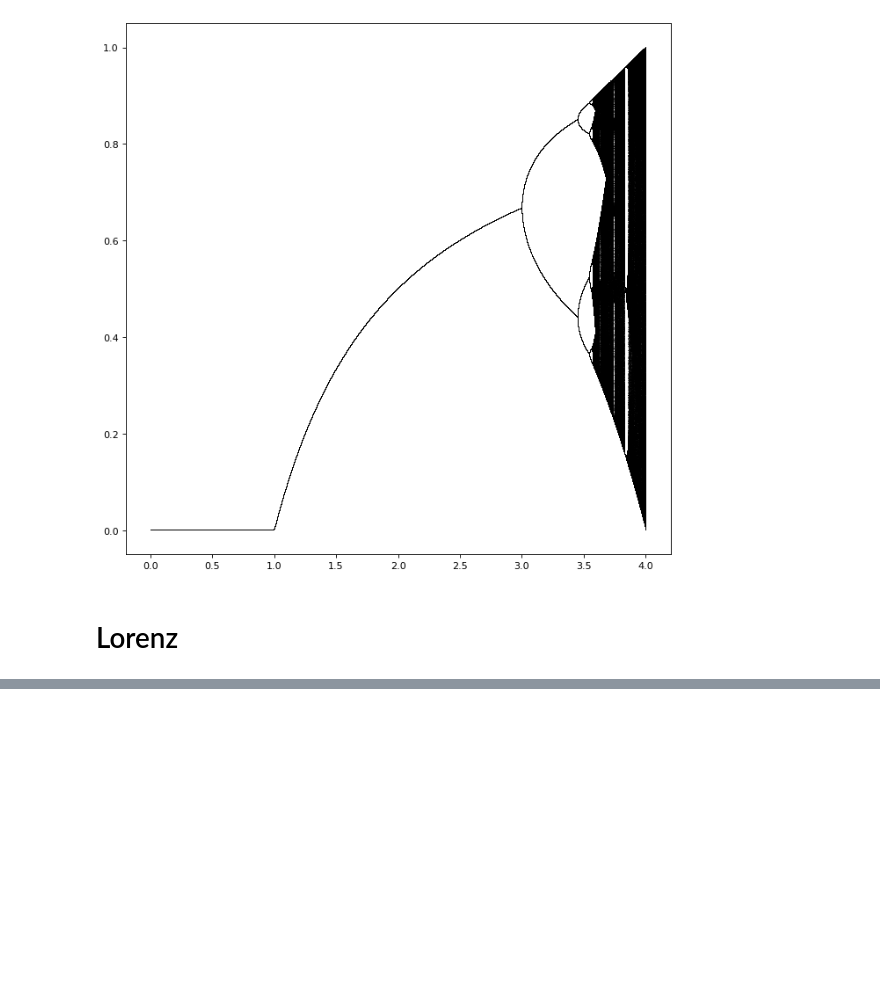
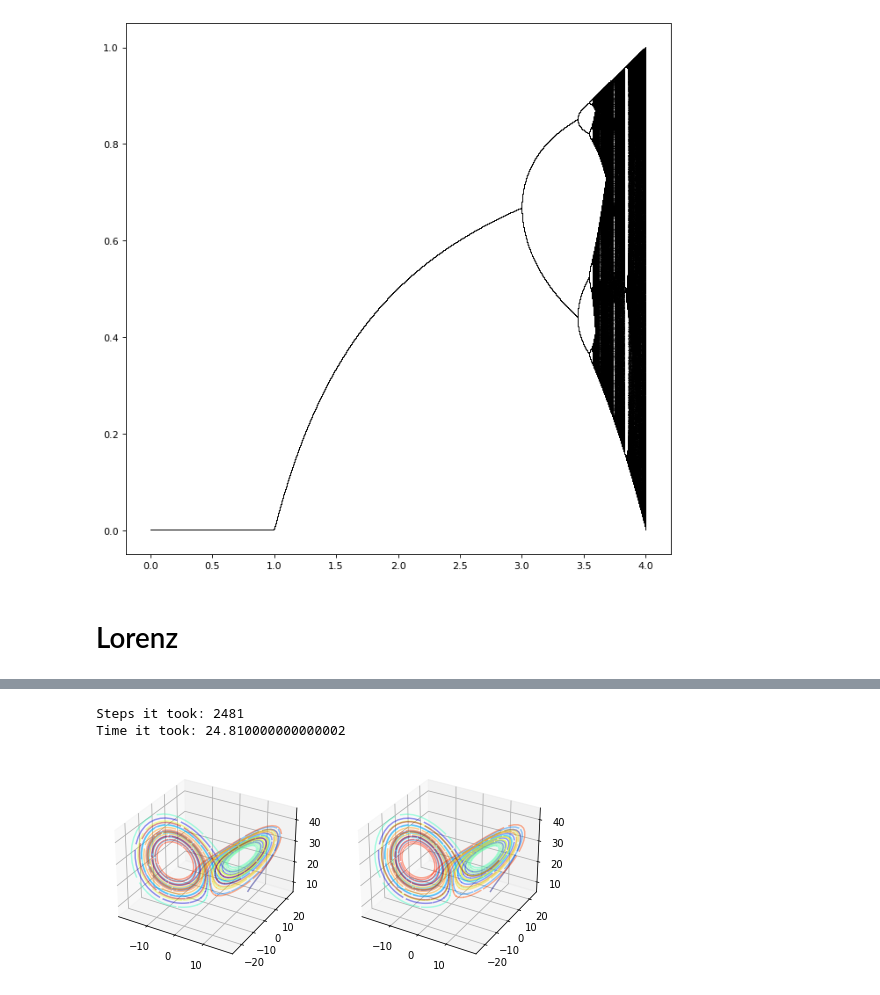
Before and after one commit to CodeMG/CrowdModellingExercise3, a Jupyter notebook: Task4.ipynb, the cells around one changed output, grey strips where cells are left out. Cells and saved outputs as stored; diff of their text form; code cells hidden in the pictures; blank space fills up the shorter version.

```diff
--- a/Task4.ipynb
+++ b/Task4.ipynb
@@ -91,3 +78,57 @@ Z: 17.252734647859985
+# %%
+fig = plt.figure(figsize=plt.figaspect(0.5))
+ax = fig.add_subplot(1, 2, 1, projection='3d')
+ax1 = fig.add_subplot(1, 2, 2, projection='3d')
+
+
+X = 10
+Y = 10
+Z = 10
+
+X1 = 10+0.00000001
+Y1 = 10
+Z1 = 10
+
+sigma = 10
+rho = 28
+beta = 8/3
+
+dTau = 0.01
+timeEnd = 30
+steps = int(timeEnd/dTau)
+
+def lorenz(t,point,sigma,beta,rho):
+    X,Y,Z = point
+    dX = -sigma*X + sigma*Y
+    dY = -X * Z + rho*X - Y
+    dZ = X*Y-beta*Z
+    return dX,dY,dZ
+
+t = np.linspace(0, timeEnd, steps)
+sol = solve_ivp(lorenz, (0, timeEnd), (X,Y,Z), args=(sigma, beta, rho),dense_output=True)
+sol1 = solve_ivp(lorenz, (0, timeEnd), (X1,Y1,Z1), args=(sigma, beta, rho),dense_output=True)
+x, y, z = sol.sol(t)
+x1, y1, z1 = sol1.sol(t)
+distance = np.sqrt(np.square(x-x1) + np.square(y-y1) + np.square(z-z1))
+steps_needed = -1
+for i in range(0,steps):
+    if distance[i] >= 1:
+        steps_needed = i
+        break
+print("Steps it took: " + str(steps_needed))
+print("Time it took: " + str(steps_needed*dTau))
+
+j = 10
+colors = plt.cm.jet(np.linspace(0,1,int(steps/j)))
+for i in range(0,steps,j):
+    ax.plot(x[i:i+j], y[i:i+j], z[i:i+j],color = colors[int(i/j)],alpha=0.4)
+    ax1.plot(x1[i:i+j], y1[i:i+j], z1[i:i+j],color = colors[int(i/j)],alpha=0.4)
+
+plt.show()
+# %% [output]
+Steps it took: 2481
+Time it took: 24.810000000000002
+[figure, added]
 # %%
 fig = plt.figure(figsize=plt.figaspect(0.5))
 ax = fig.add_subplot(1, 2, 1, projection='3d')
```
Also changed, not shown: parts of 5 cells of this notebook.
